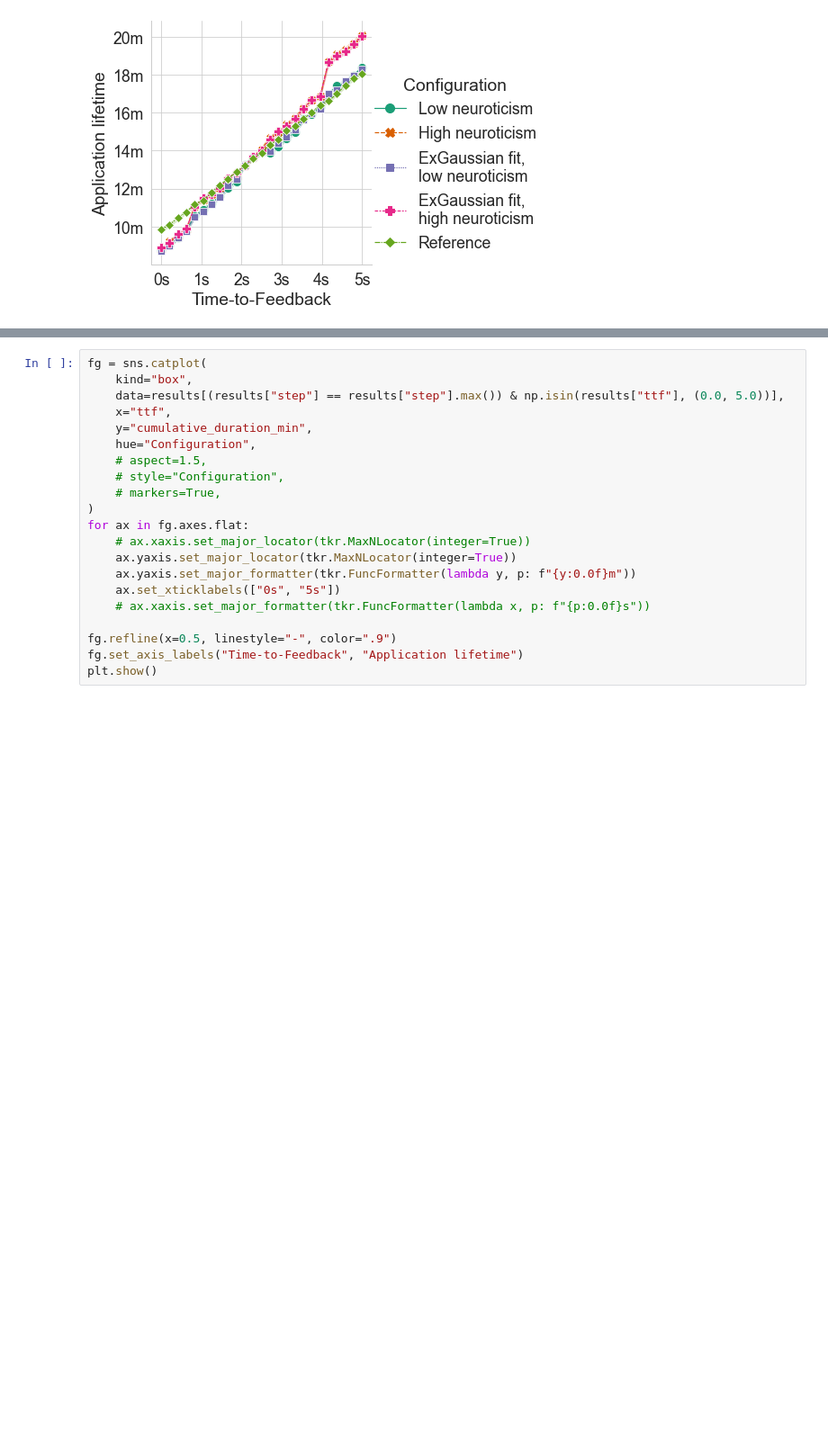
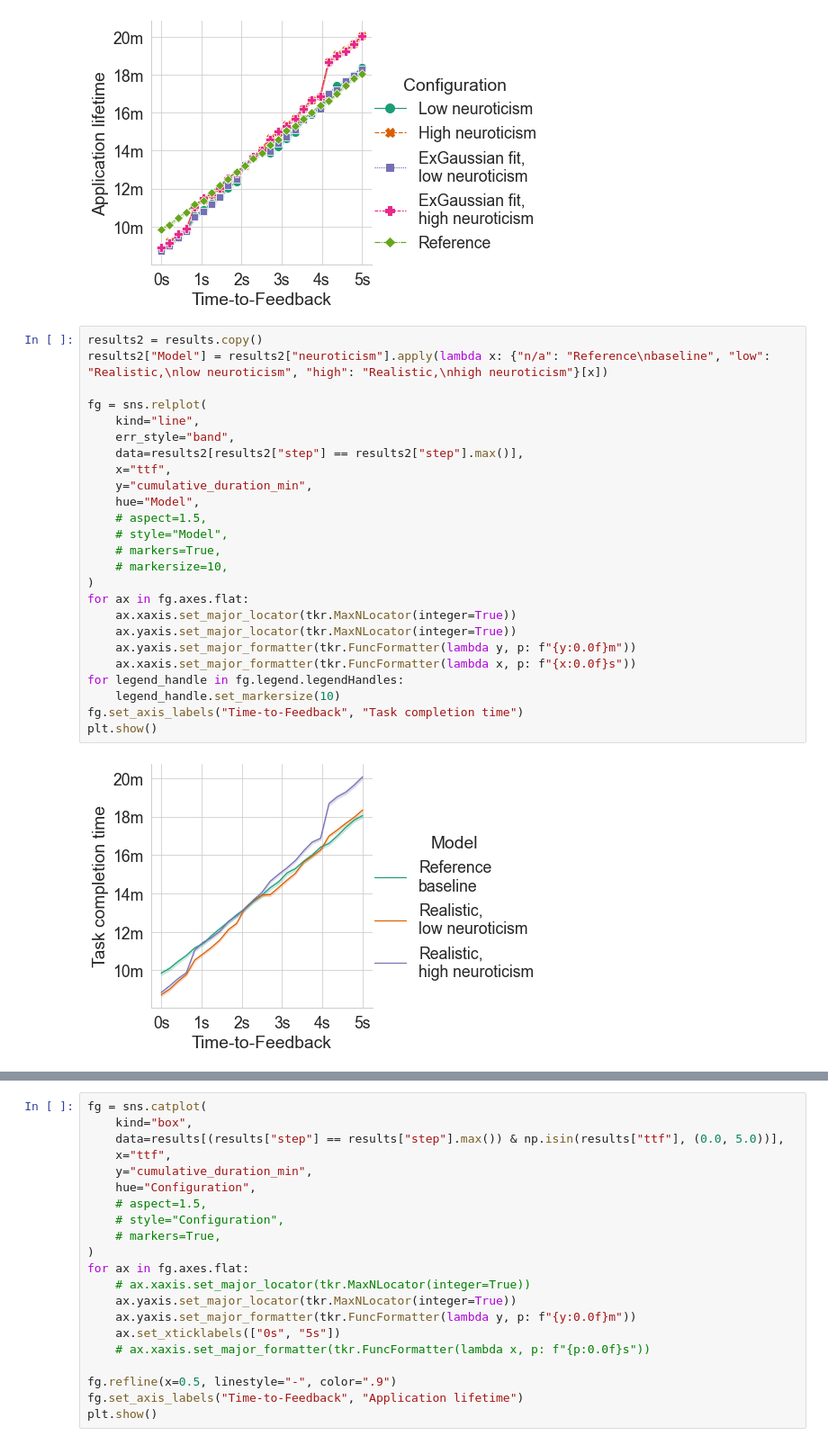
Before and after one commit to vnmo/EdgeDroid2, a Jupyter notebook: analysis/plot_scaling_ttf_results.ipynb, the cells around one changed output, grey strips where cells are left out. Shown at 90% size. Drawn from its saved outputs; the diff is of its cells as text; blank space fills up the shorter version.

```diff
--- a/analysis/plot_scaling_ttf_results.ipynb
+++ b/analysis/plot_scaling_ttf_results.ipynb
@@ -72,3 +72,30 @@ fg.set_axis_labels("Time-to-Feedback", "Application lifetime")
 plt.show()
 # %% [output]
 [figure]
+# %%
+results2 = results.copy()
+results2["Model"] = results2["neuroticism"].apply(lambda x: {"n/a": "Reference\nbaseline", "low": "Realistic,\nlow neuroticism", "high": "Realistic,\nhigh neuroticism"}[x])
+
+fg = sns.relplot(
+    kind="line",
+    err_style="band",
+    data=results2[results2["step"] == results2["step"].max()],
+    x="ttf",
+    y="cumulative_duration_min",
+    hue="Model",
+    # aspect=1.5,
+    # style="Model",
+    # markers=True,
+    # markersize=10,
+)
+for ax in fg.axes.flat:
+    ax.xaxis.set_major_locator(tkr.MaxNLocator(integer=True))
+    ax.yaxis.set_major_locator(tkr.MaxNLocator(integer=True))
+    ax.yaxis.set_major_formatter(tkr.FuncFormatter(lambda y, p: f"{y:0.0f}m"))
+    ax.xaxis.set_major_formatter(tkr.FuncFormatter(lambda x, p: f"{x:0.0f}s"))
+for legend_handle in fg.legend.legendHandles:
+    legend_handle.set_markersize(10)
+fg.set_axis_labels("Time-to-Feedback", "Task completion time")
+plt.show()
+# %% [output]
+[figure, added]
```
Also changed, not shown: parts of 3 cells of this notebook, 4 other files.
